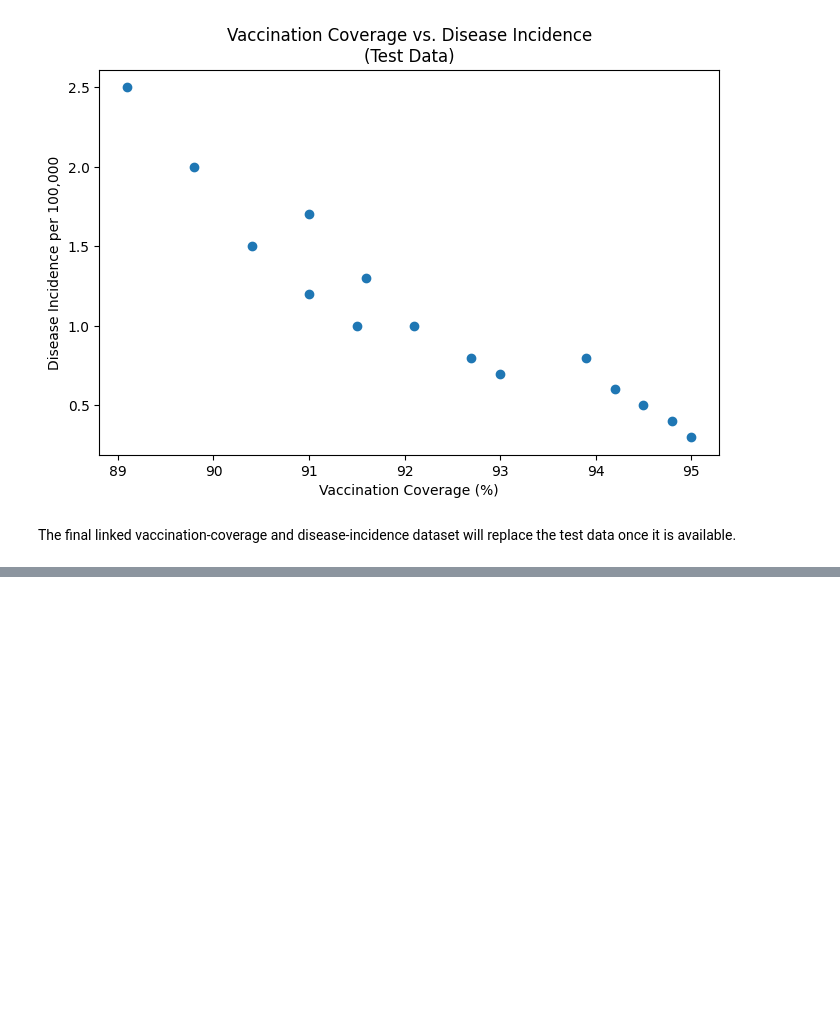
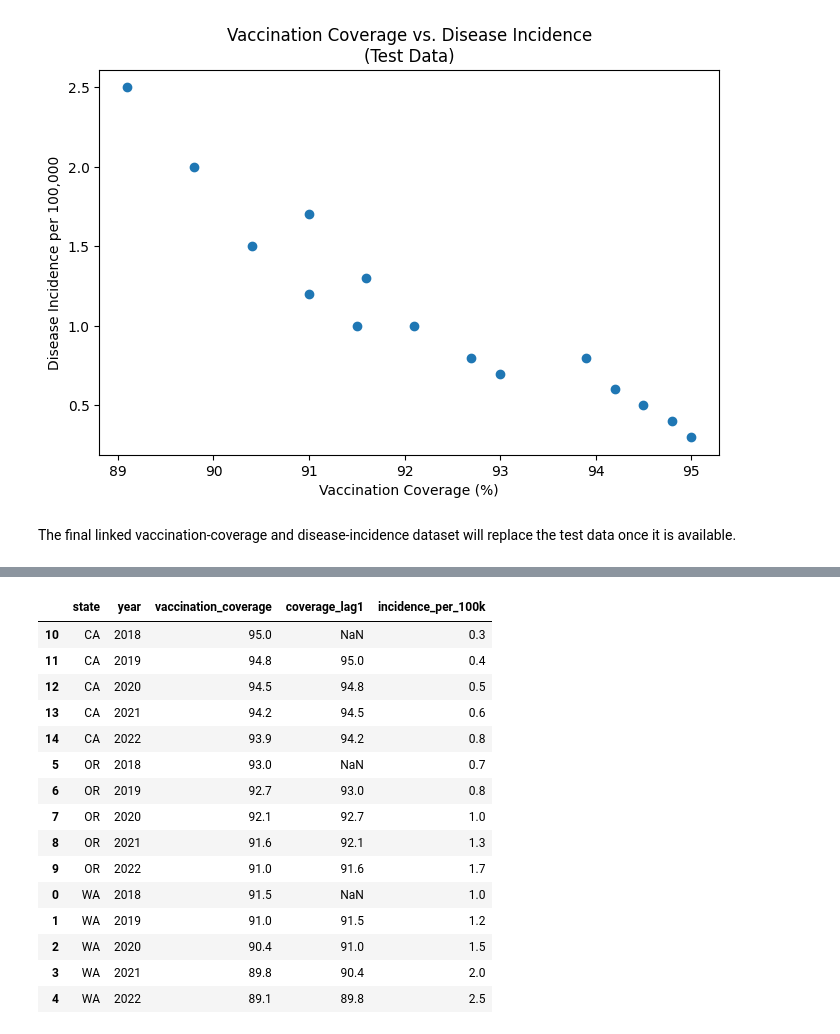
Before and after one commit to FusRaDa/biot670i_capstone_vaccination_project, a Jupyter notebook: perin_notebooks/analysis_engine.ipynb, the cells around one changed output, grey strips where cells are left out. Drawn from its saved outputs; the diff is of its cells as text; code cells hidden in the pictures; blank space fills up the shorter version.

Commit message:
Add 1-year lag analysis

```diff
--- a/perin_notebooks/analysis_engine.ipynb
+++ b/perin_notebooks/analysis_engine.ipynb
@@ -174,0 +185,37 @@ The final linked vaccination-coverage and disease-incidence dataset will replace
+# %%
+# Sort observations by state and year
+df = df.sort_values(["state", "year"]).copy()
+
+# Create a 1-year lag of vaccination coverage within each state
+df["coverage_lag1"] = (
+    df.groupby("state")["vaccination_coverage"]
+      .shift(1)
+)
+
+# Display the lagged data
+df[
+    [
+        "state",
+        "year",
+        "vaccination_coverage",
+        "coverage_lag1",
+        "incidence_per_100k"
+    ]
+]
+# %% [output]
+|  | state | year | vaccination_coverage | coverage_lag1 | incidence_per_100k |
+| 10 | CA | 2018 | 95.0 | NaN | 0.3 |
+| 11 | CA | 2019 | 94.8 | 95.0 | 0.4 |
+| 12 | CA | 2020 | 94.5 | 94.8 | 0.5 |
+| 13 | CA | 2021 | 94.2 | 94.5 | 0.6 |
+| 14 | CA | 2022 | 93.9 | 94.2 | 0.8 |
+| 5 | OR | 2018 | 93.0 | NaN | 0.7 |
+| 6 | OR | 2019 | 92.7 | 93.0 | 0.8 |
+| 7 | OR | 2020 | 92.1 | 92.7 | 1.0 |
+| 8 | OR | 2021 | 91.6 | 92.1 | 1.3 |
+| 9 | OR | 2022 | 91.0 | 91.6 | 1.7 |
+| 0 | WA | 2018 | 91.5 | NaN | 1.0 |
+| 1 | WA | 2019 | 91.0 | 91.5 | 1.2 |
+| 2 | WA | 2020 | 90.4 | 91.0 | 1.5 |
+| 3 | WA | 2021 | 89.8 | 90.4 | 2.0 |
+| 4 | WA | 2022 | 89.1 | 89.8 | 2.5 |
```
Also changed, not shown: parts of 4 cells of this notebook.
